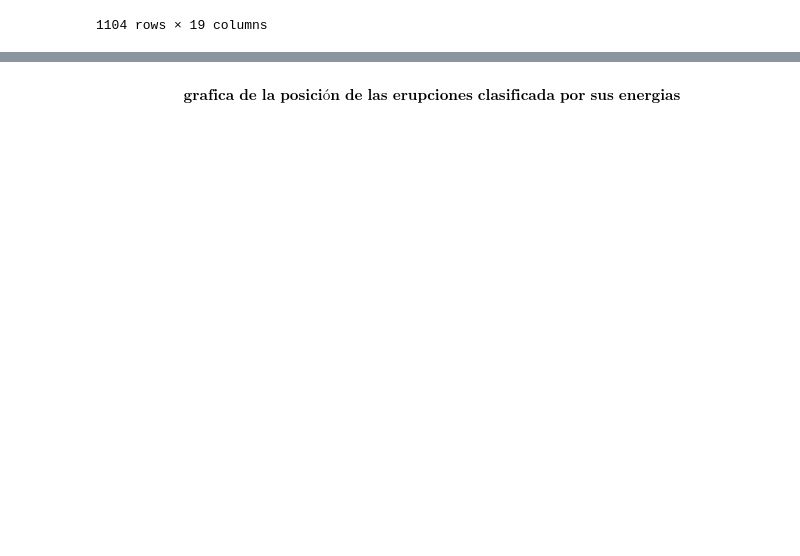
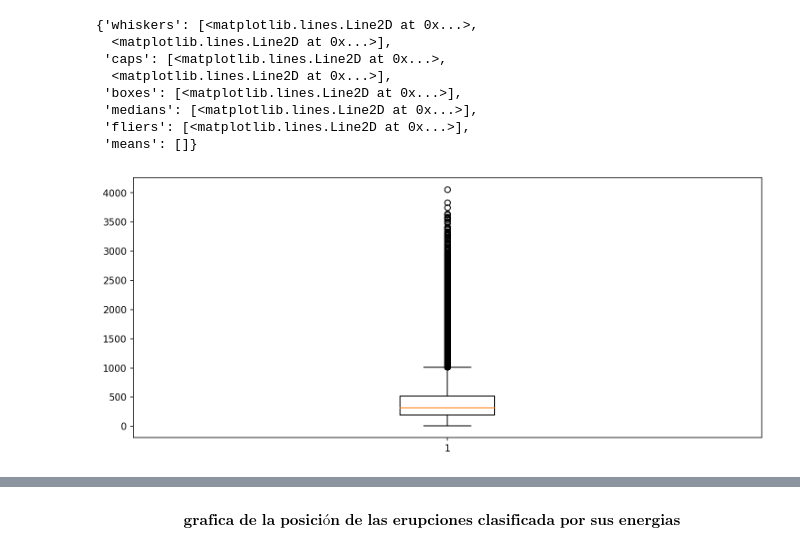
Before and after one commit to Exploratory-Data-Analiysis/Exam_1, a Jupyter notebook: ParcialFC.ipynb, the cells around one changed output, grey strips where cells are left out. Drawn from its saved outputs; the diff is of its cells as text; code cells hidden in the pictures; blank space fills up the shorter version.

```diff
--- a/ParcialFC.ipynb
+++ b/ParcialFC.ipynb
@@ -58,23 +58,22 @@ dfQ1=pd.concat([df[Q13],df[Q14],df[Q15]]).sort_values('Datetime')
 # %%
 #graficas y analisis de datos
-"""hipotesis estadistica de eventos solares con la bandera de posicion valida P1
-   con datos de calidad Q1"""
-P13=dfQ1['flag.3']=="P1"
-P14=dfQ1['flag.4']=="P1"
-P15=dfQ1['flag.5']=="P1"
-#dataframe con los eventos solares observados (validos y posibles con calidad Q1)
-dfsf=pd.concat([dfQ1[P13],dfQ1[P14],dfQ1[P15]]).sort_index()
-#se extraen datos nulos
-dfsffull=dfsf.dropna(how='any')
-dfQ1full=dfQ1.dropna(how='any')
-#imprimo la grafica
-#sns.lineplot(data=dfsffull,x='Freq',y='EnergiaMin')
-#promedios
-PromEnergiaP=dfsffull['EnergiaProm'].mean()
-PromEnergiaMin=dfsffull['EnergiaMin'].mean()
-PromEnergiaMax=dfsffull['EnergiaMax'].mean()
-Promduracion=dfsffull['duration.s'].mean()
-#print("el promedio de la energia promedio es ",PromEnergiaP, "\n el primedio de la energia min es",PromEnergiaMin,"\n el promedio de la energia maxima es",PromEnergiaMax,"\n promedio de duracion",Promduracion)
-dfsffull
-#sns.displot(data=df, x='')
+'''hipotesis estadistica de eventos solares filtrados por rangos de energia"""
+se filtran los datos con respecto al rango de las energias presentes
+en esas erupciones
+'''
+#df['energy.kev'].value_counts()
+energy1 = Filtro(df,'energy.kev','6-12') # Se filtra por rango de energias
+energy2 = Filtro(df,'energy.kev','12-25')
+energy3 = Filtro(df,'energy.kev','25-50')
+energy4 = Filtro(df,'energy.kev','50-100')
+datos3 = energy3['duration.s']
+datos1 = energy1['duration.s']
+datos2 = energy2['duration.s']
+datos4 = energy4['duration.s']
+'''diagrama de caja y bigote para la duracion
+de las eripciones con respecto a los rangos de energia'''
+plt.figure(figsize=(12,5), dpi = 150)
+#plt.boxplot(datos)
+plt.boxplot(datos1)
+#energy1.describe()
 # %% [output]
@@ -94,2 +80,10 @@ dfsffull
-1104 rows × 19 columns
+{'whiskers': [<matplotlib.lines.Line2D at 0x...>,
+  <matplotlib.lines.Line2D at 0x...>],
+ 'caps': [<matplotlib.lines.Line2D at 0x...>,
+  <matplotlib.lines.Line2D at 0x...>],
+ 'boxes': [<matplotlib.lines.Line2D at 0x...>],
+ 'medians': [<matplotlib.lines.Line2D at 0x...>],
+ 'fliers': [<matplotlib.lines.Line2D at 0x...>],
+ 'means': []}
+[figure, added]
 # %%
```
Also changed, not shown: parts of 7 cells of this notebook.
